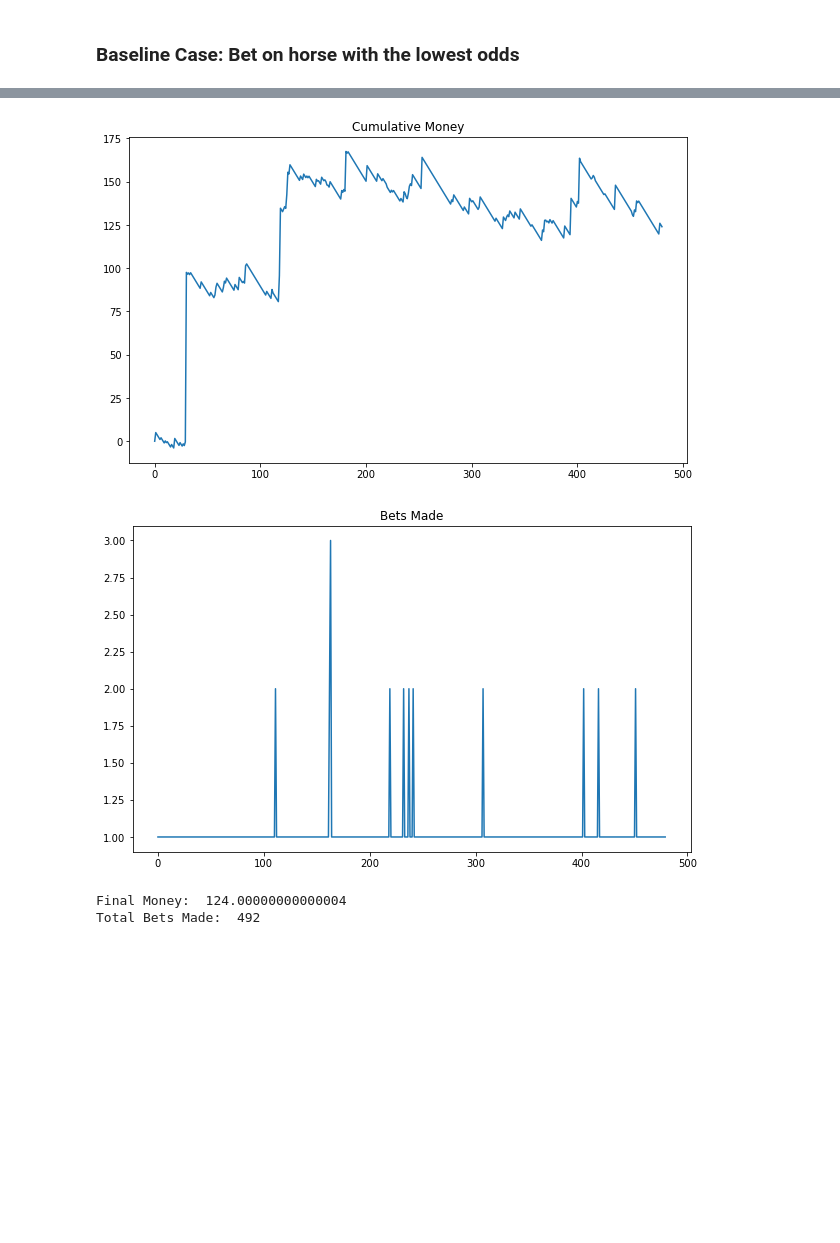
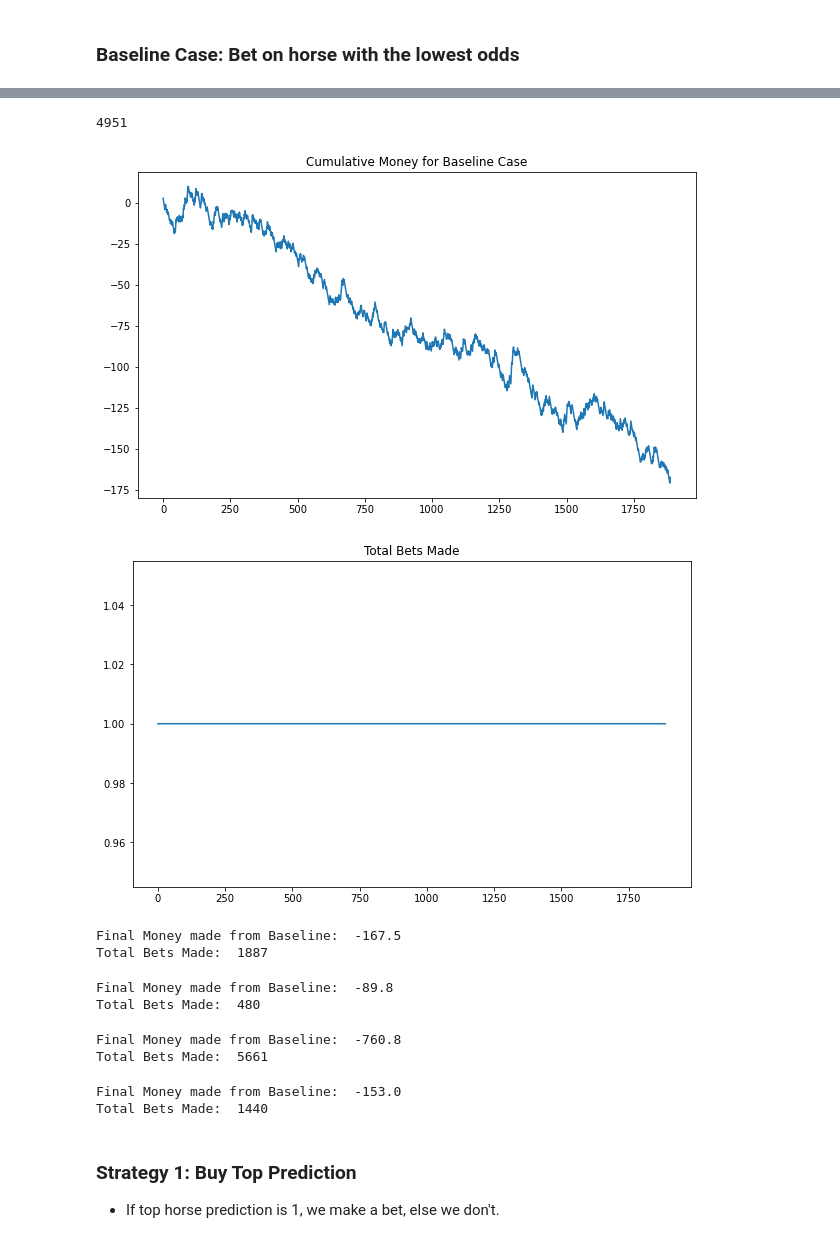
Before and after one commit to ethan-eplee/HorseRacePrediction, a Jupyter notebook: 06_backtesting.ipynb, the cells around one changed output, grey strips where cells are left out. Cells and saved outputs as stored; diff of their text form; code cells hidden in the pictures; blank space fills up the shorter version.

```diff
--- a/06_backtesting.ipynb
+++ b/06_backtesting.ipynb
@@ -63,46 +64,3 @@ rf_pred = pd.read_csv('rf_pred.csv')
 lgbm_pred = pd.read_csv('lgbm_pred.csv')
 # %% [markdown]
 ### Baseline Case: Bet on horse with the lowest odds
-# %%
-# Check on baseline case where we just bet on the horse with the lowest odds
-# Test on the df_train and df_test dataframes
-
-def buy_lowest_odds(df):
-
-    money=0
-    bets_made=[]
-    cumulative_money=[]
-
-    for race_id in df['race_id'].unique():
-        # Make a temporary dataframe
-        df_temp = df[df['race_id'] == race_id]
-
-        # Find the index with the lowest odds
-        idx = df_temp['win_odds'].idxmin()
-
-        # If the horse wins, add the win_odds to the money
-        if df_temp['finishing_position'][idx] == 1:
-            money += (df_temp['win_odds'][idx] - 1)
-            bets_made.append(1)
-            cumulative_money.append(money)
-        else:
-            money += -1
-            bets_made.append(1)
-            cumulative_money.append(money)
-
-    # Plot the cumulative money
-    plt.figure(figsize=(10, 6))
-    plt.plot(cumulative_money)
-    plt.title('Cumulative Money for Baseline Case')
-    plt.xlabel
-    plt.show()
-
-    # Plot the bets made
-    plt.figure(figsize=(10, 6))
-    plt.plot(bets_made)
-    plt.title('Total Bets Made')
-    plt.show()
-
-    # Print the final money and bets made
-    print('Final Money made from Baseline: ', money)
-    print('Total Bets Made: ', sum(bets_made))
@@ -421,8 +67,4 @@ Total Bets Made:  480
-# %%
-# Backtest the Gradient Boosting Regression predictions
-reg_backtest_strategy(gbrt)
-# %% [output]
-[figure, removed]
-[figure, removed]
-Final Money:  124.00000000000004
-Total Bets Made:  492
+# %%
+df_test['win_odds'].sort_values(ascending=True).index[0]
+# %% [output]
+4951
@@ -428,0 +120,25 @@ Total Bets Made:  492
+# %%
+buy_lowest_odds(df_train, 1, True)
+# %% [output]
+[figure, added]
+[figure, added]
+Final Money made from Baseline:  -167.5
+Total Bets Made:  1887
+# %%
+buy_lowest_odds(df_test, 1, False)
+# %% [output]
+Final Money made from Baseline:  -89.8
+Total Bets Made:  480
+# %%
+buy_lowest_odds(df_train, 3, False)
+# %% [output]
+Final Money made from Baseline:  -760.8
+Total Bets Made:  5661
+# %%
+buy_lowest_odds(df_test, 3, False)
+# %% [output]
+Final Money made from Baseline:  -153.0
+Total Bets Made:  1440
+# %% [markdown]
+### Strategy 1: Buy Top Prediction
+- If top horse prediction is 1, we make a bet, else we don't.
```
Also changed, not shown: parts of 41 cells of this notebook, 11 other files.
